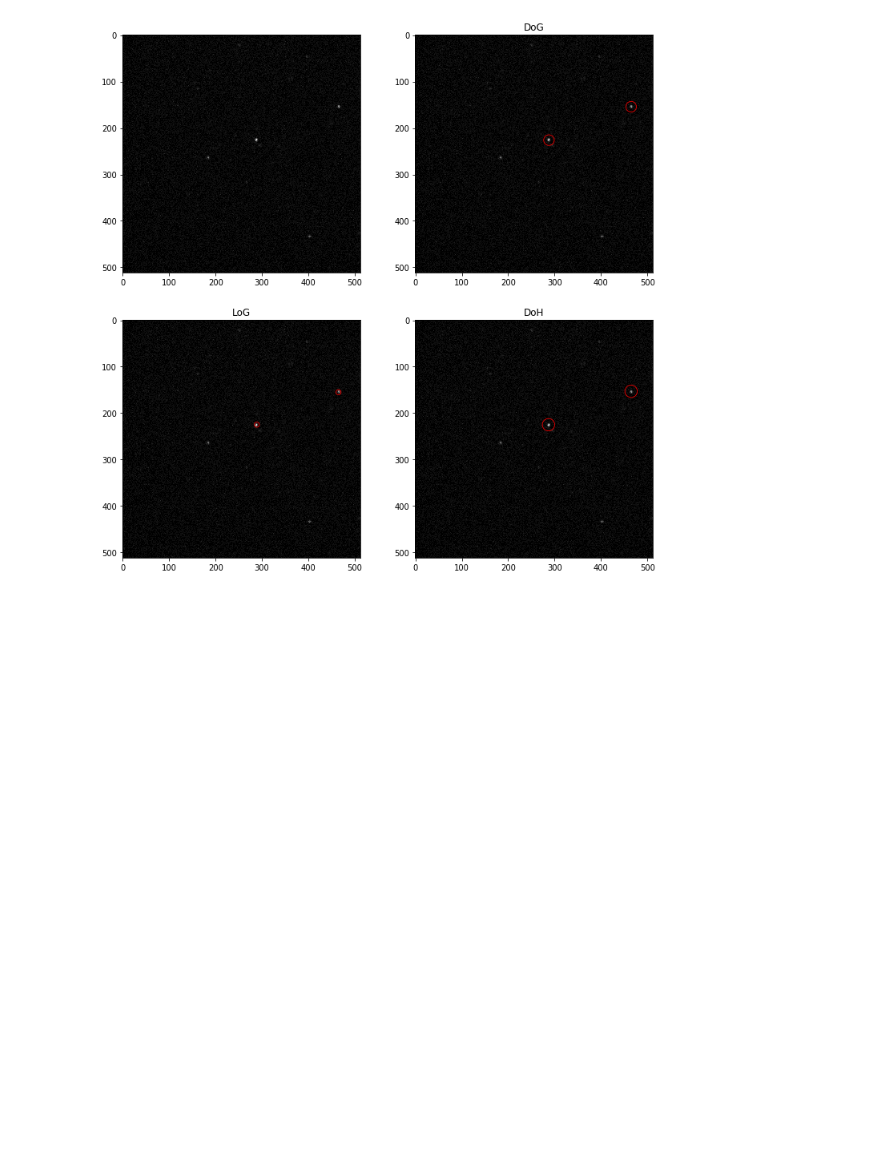
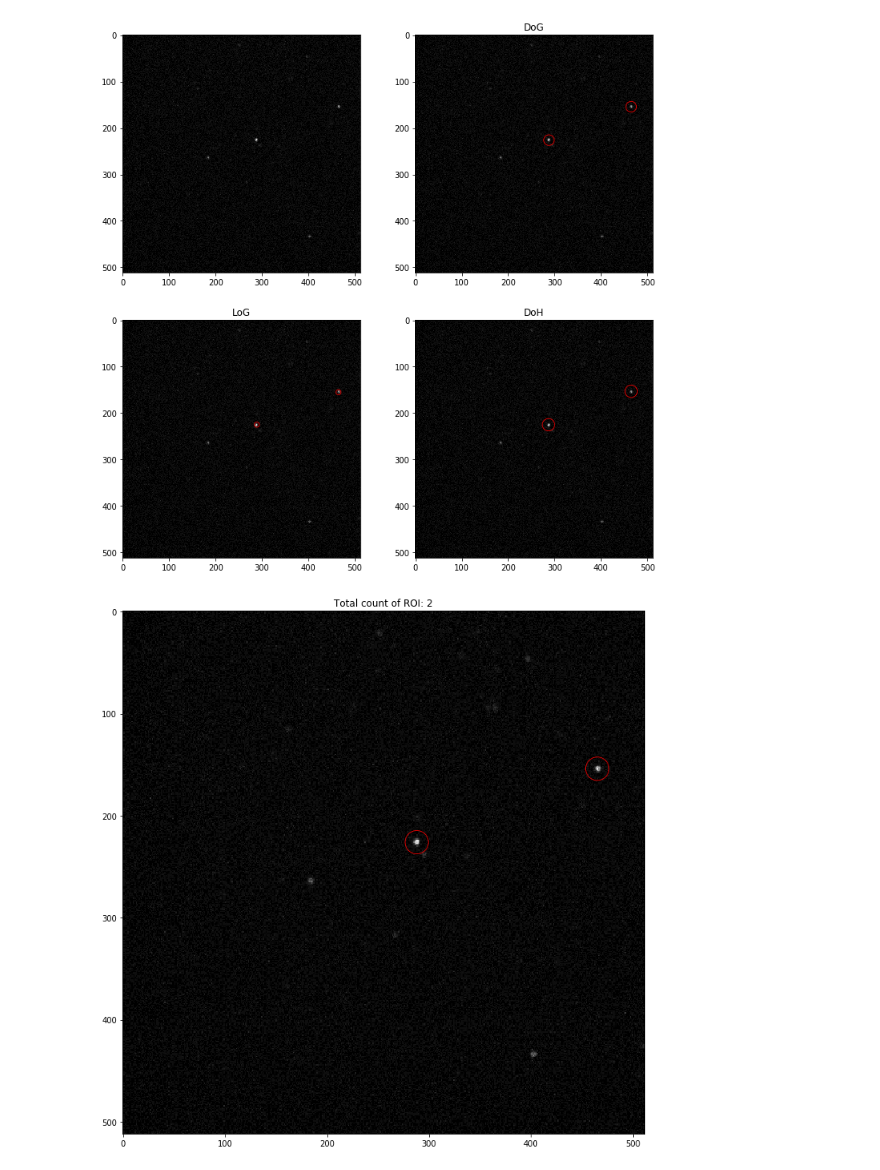
Before and after one commit to cmcalli716/flashing_lights, a Jupyter notebook: ROI.ipynb, the cells around one changed output. Cells and saved outputs as stored; diff of their text form; code cells hidden in the pictures; blank space fills up the shorter version.

```diff
--- a/ROI.ipynb
+++ b/ROI.ipynb
@@ -139,3 +139,17 @@ plt.show()
 fig.savefig('compare.tif')
 # %% [output]
 [figure]
+# %%
+fig,ax = plt.subplots(figsize = (12, 12))
+ax.imshow(ngray[0], cmap = matplotlib.cm.gray)
+
+for i in range(len(roi2)):
+    y, x, r = roi2[i]
+    c = patches.Circle((x, y), r * np.sqrt(20), color = 'r', linewidth=0.8, fill=False)
+    ax.add_patch(c)
+
+ax.set_title('Total count of ROI: {}'.format(2))
+plt.show()
+#fig.savefig('compare.tif')
+# %% [output]
+[figure, added]
```
Also changed, not shown: 1 other file.
